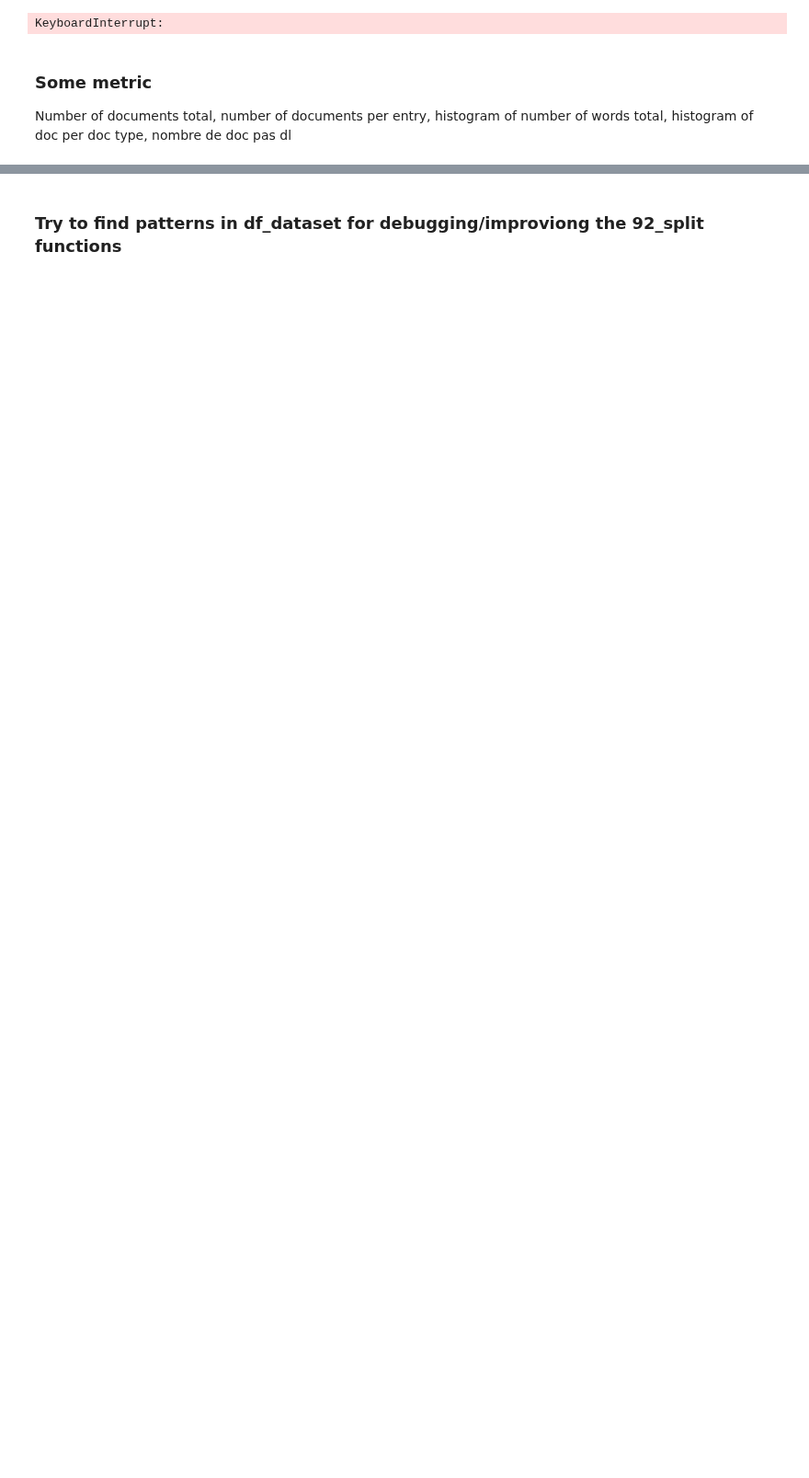
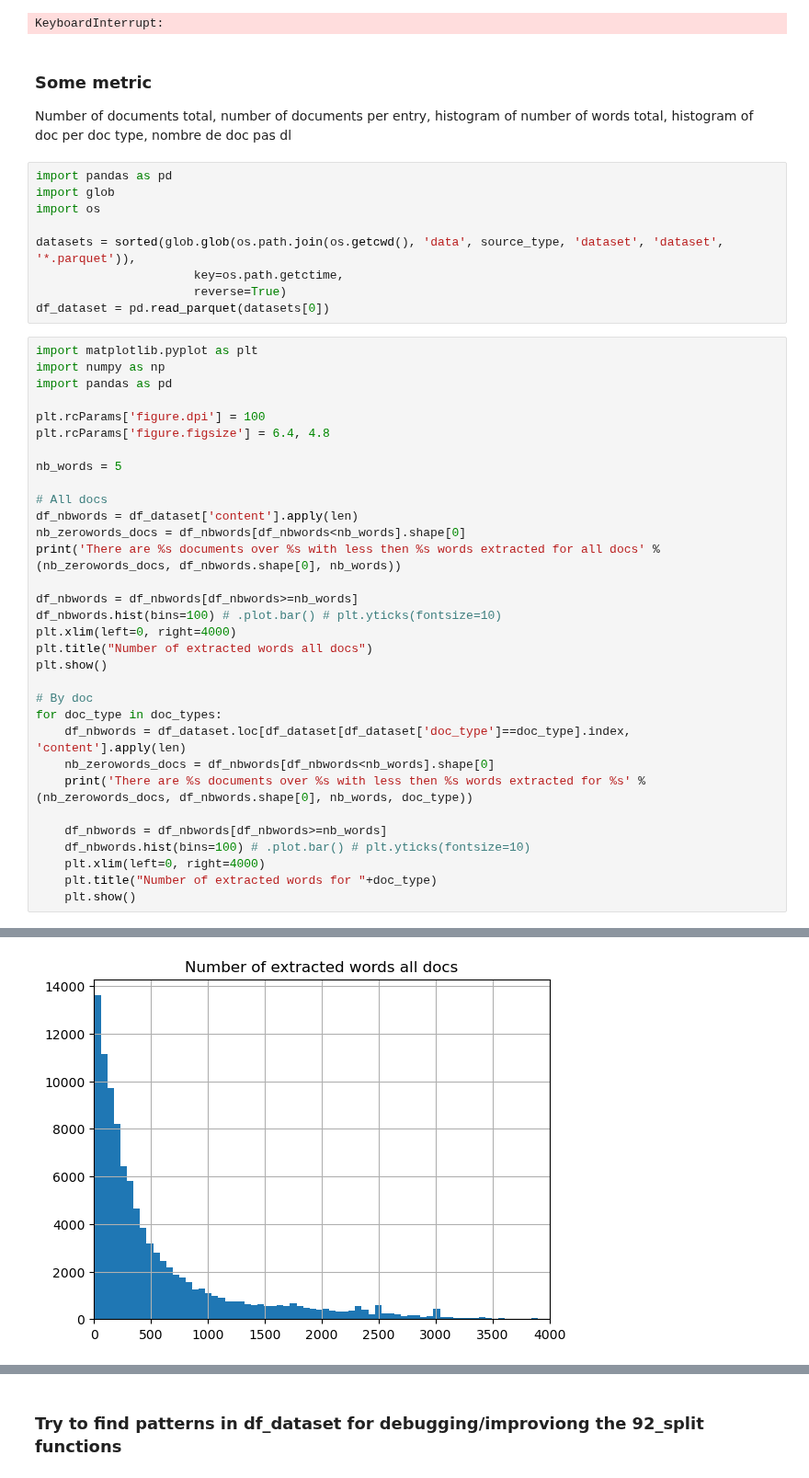
Before and after one commit to GreenIron/FAA-NLP-Project, a Jupyter notebook: 94_make_datasets.ipynb, the cells around one changed output, grey strips where cells are left out. Shown at 92% size. Saved outputs shown, nothing was run; the diff lists cells and outputs as text; blank space fills up the shorter version.

```diff
--- a/94_make_datasets.ipynb
+++ b/94_make_datasets.ipynb
@@ -202,3 +205,45 @@ KeyboardInterrupt:
 # %% [markdown]
 ### Some metric
 Number of documents total, number of documents per entry, histogram of number of words total, histogram of doc per doc type, nombre de doc pas dl
+# %%
+import pandas as pd
+import glob
+import os
+
+datasets = sorted(glob.glob(os.path.join(os.getcwd(), 'data', source_type, 'dataset', 'dataset', '*.parquet')),
+                      key=os.path.getctime,
+                      reverse=True)
+df_dataset = pd.read_parquet(datasets[0])
+# %%
+import matplotlib.pyplot as plt
+import numpy as np
+import pandas as pd
+
+plt.rcParams['figure.dpi'] = 100
+plt.rcParams['figure.figsize'] = 6.4, 4.8
+
+nb_words = 5
+
+# All docs
+df_nbwords = df_dataset['content'].apply(len)
+nb_zerowords_docs = df_nbwords[df_nbwords<nb_words].shape[0]
+print('There are %s documents over %s with less then %s words extracted for all docs' % (nb_zerowords_docs, df_nbwords.shape[0], nb_words))
+
+df_nbwords = df_nbwords[df_nbwords>=nb_words]
+df_nbwords.hist(bins=100) # .plot.bar() # plt.yticks(fontsize=10)
+plt.xlim(left=0, right=4000)
+plt.title("Number of extracted words all docs")
+plt.show()
+
+# By doc
+for doc_type in doc_types:
+    df_nbwords = df_dataset.loc[df_dataset[df_dataset['doc_type']==doc_type].index, 'content'].apply(len)
+    nb_zerowords_docs = df_nbwords[df_nbwords<nb_words].shape[0]
+    print('There are %s documents over %s with less then %s words extracted for %s' % (nb_zerowords_docs, df_nbwords.shape[0], nb_words, doc_type))
+
+    df_nbwords = df_nbwords[df_nbwords>=nb_words]
+    df_nbwords.hist(bins=100) # .plot.bar() # plt.yticks(fontsize=10)
+    plt.xlim(left=0, right=4000)
+    plt.title("Number of extracted words for "+doc_type)
+    plt.show()
+# %% [output]
@@ -204,0 +251 @@ Number of documents total, number of documents per entry, histogram of number of
+[figure, added]
```
Also changed, not shown: parts of 2 cells of this notebook, 1 other file.
